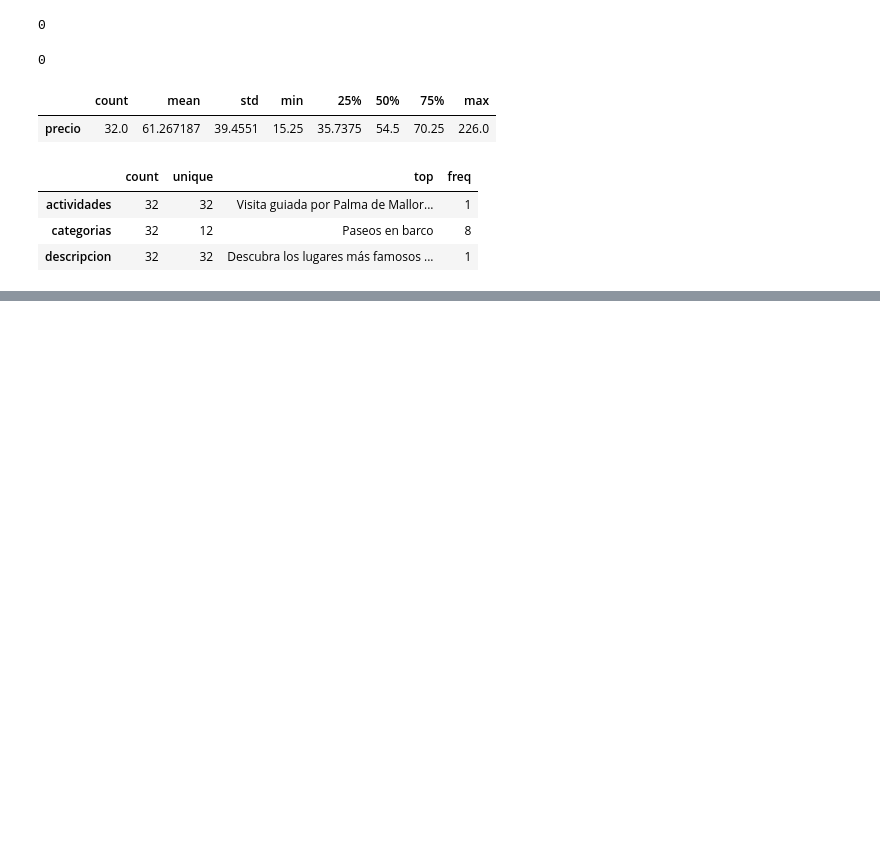
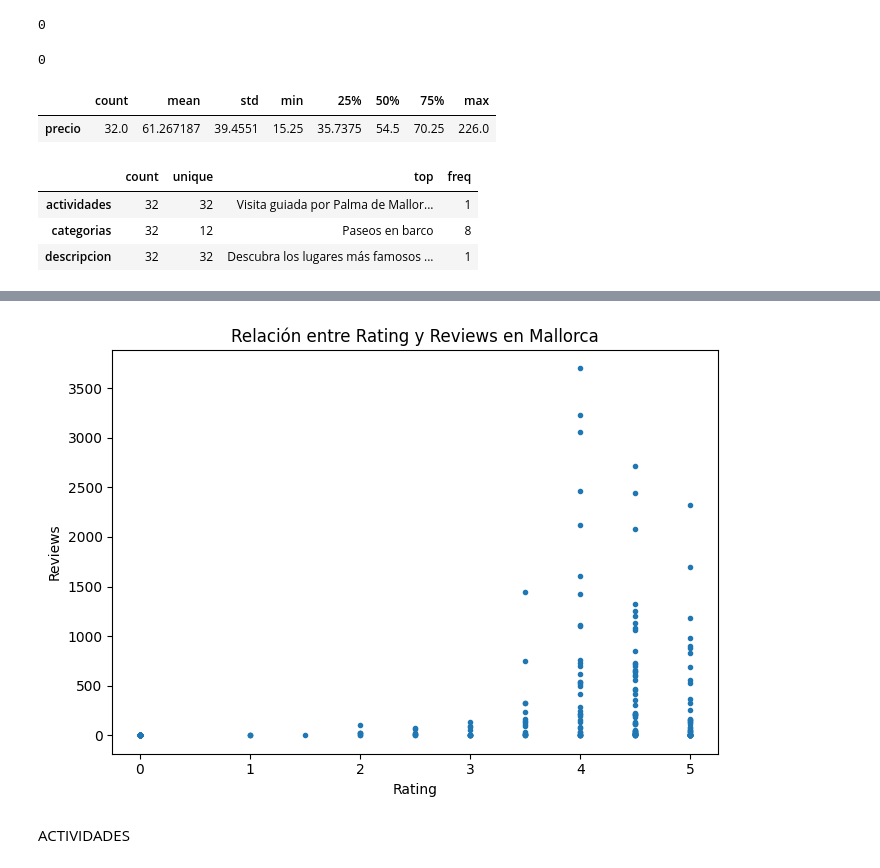
Before and after one commit to jgilsu11/Proyecto3-Explorando-Viajes, a Jupyter notebook: EDA.ipynb, the cells around one changed output, grey strips where cells are left out. Cells and saved outputs as stored; diff of their text form; code cells hidden in the pictures; blank space fills up the shorter version.

```diff
--- a/EDA.ipynb
+++ b/EDA.ipynb
@@ -517,0 +586,11 @@ actividades_pmi.describe(include= "O").T
+# %%
+plt.figure(figsize= (7,5))
+plt.scatter(x= "rating_hotel", y= "reviews_hotel" , data= df_hoteles_pmi, s=9)
+plt.xlabel("Rating")
+plt.ylabel("Reviews")
+plt.title("Relación entre Rating y Reviews en Mallorca")
+plt.tight_layout();
+# %% [output]
+[figure, added]
+# %% [markdown]
+ACTIVIDADES
```
Also changed, not shown: parts of 27 cells of this notebook.
